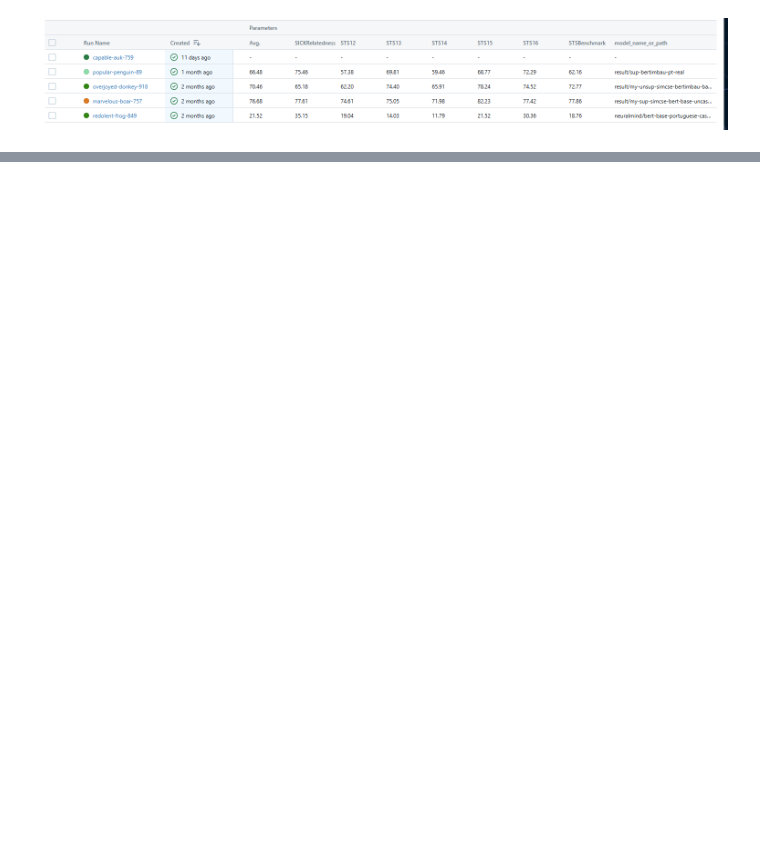
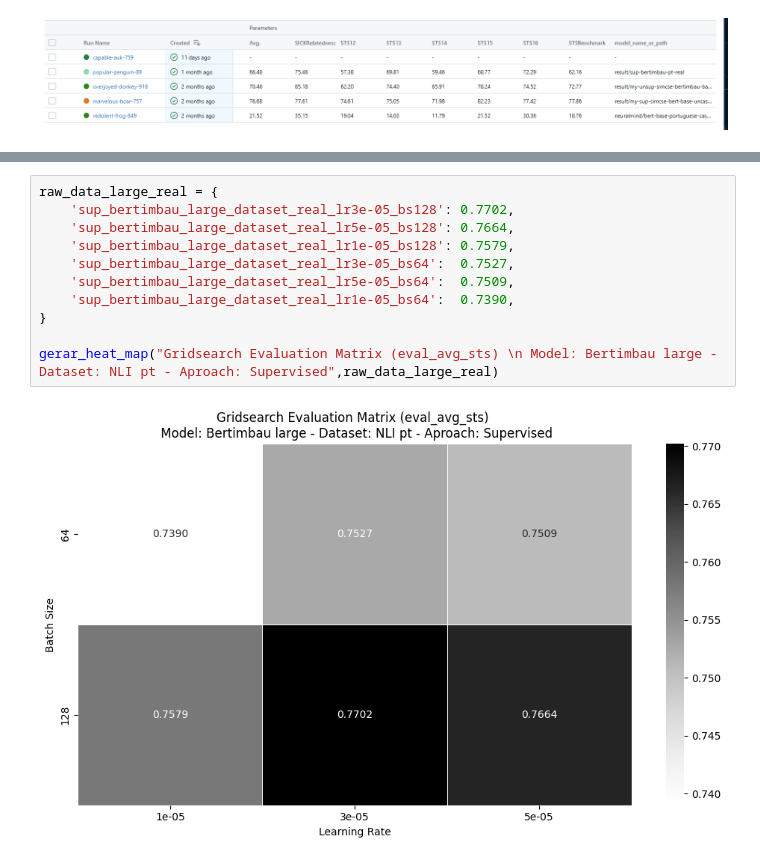
Before and after one commit to robertoviegas/SimCSE, a Jupyter notebook: evaluation_graphs.ipynb, the cells around one changed output, grey strips where cells are left out. Drawn from its saved outputs; the diff is of its cells as text; blank space fills up the shorter version.

```diff
--- a/evaluation_graphs.ipynb
+++ b/evaluation_graphs.ipynb
@@ -75,0 +114,13 @@ gerar_heat_map("Gridsearch Evaluation Matrix (eval_avg_sts) \n Model: Bertimbau
+# %%
+raw_data_large_real = {
+    'sup_bertimbau_large_dataset_real_lr3e-05_bs128': 0.7702,
+    'sup_bertimbau_large_dataset_real_lr5e-05_bs128': 0.7664,
+    'sup_bertimbau_large_dataset_real_lr1e-05_bs128': 0.7579,
+    'sup_bertimbau_large_dataset_real_lr3e-05_bs64':  0.7527,
+    'sup_bertimbau_large_dataset_real_lr5e-05_bs64':  0.7509,
+    'sup_bertimbau_large_dataset_real_lr1e-05_bs64':  0.7390,
+}
+
+gerar_heat_map("Gridsearch Evaluation Matrix (eval_avg_sts) \n Model: Bertimbau large - Dataset: NLI pt - Aproach: Supervised",raw_data_large_real)
+# %% [output]
+[figure, added]
```
Also changed, not shown: parts of 7 cells of this notebook, 1 other file.
